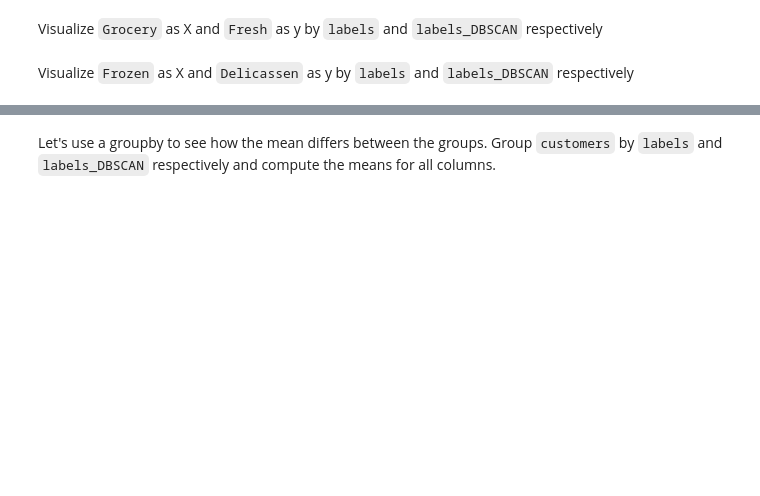
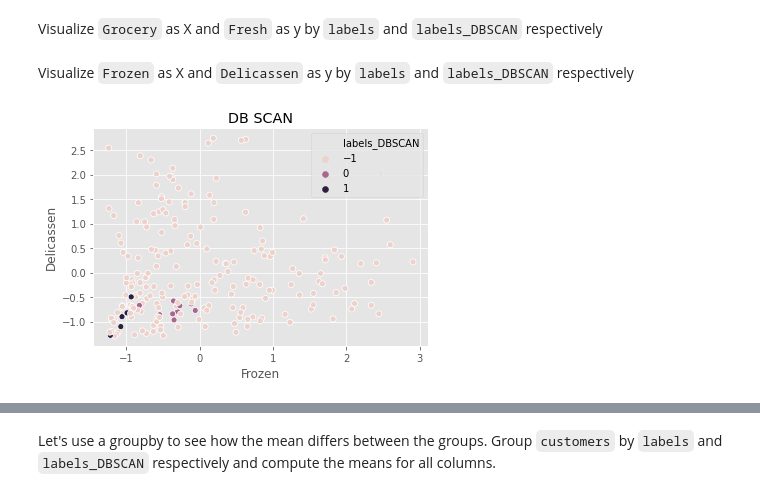
Before and after one commit to ta-data-mexpt/lab-unsupervised-learning, a Jupyter notebook: main/main.ipynb, the cells around one changed output, grey strips where cells are left out. Saved outputs shown, nothing was run; the diff lists cells and outputs as text; code cells hidden in the pictures; blank space fills up the shorter version.

```diff
--- a/main/main.ipynb
+++ b/main/main.ipynb
@@ -264,0 +283,5 @@ Visualize `Frozen` as X and `Delicassen` as y by `labels` and `labels_DBSCAN` re
+# %%
+sns.scatterplot(x="Frozen", y="Delicassen", hue="labels_DBSCAN", data=customers_escalado,cmap="Spectral");
+plt.title('DB SCAN');
+# %% [output]
+[figure, added]
```
Also changed, not shown: parts of 20 cells of this notebook.
